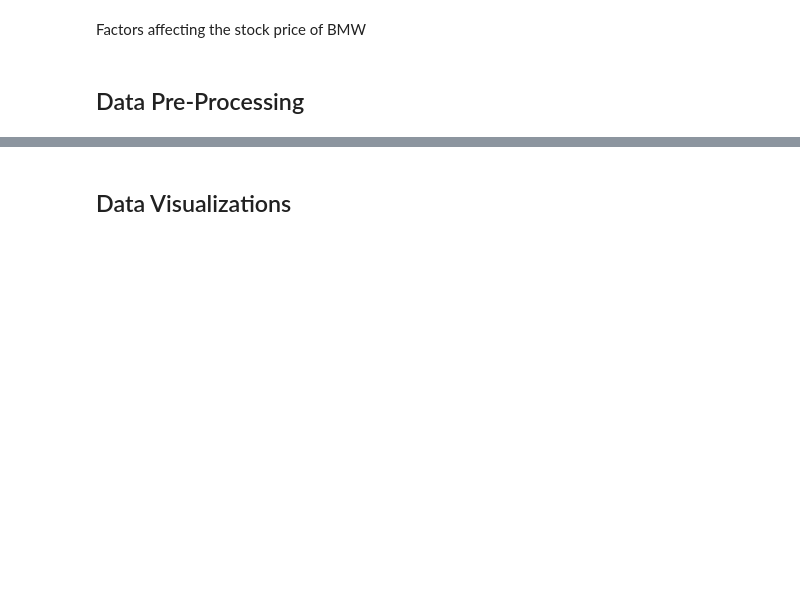
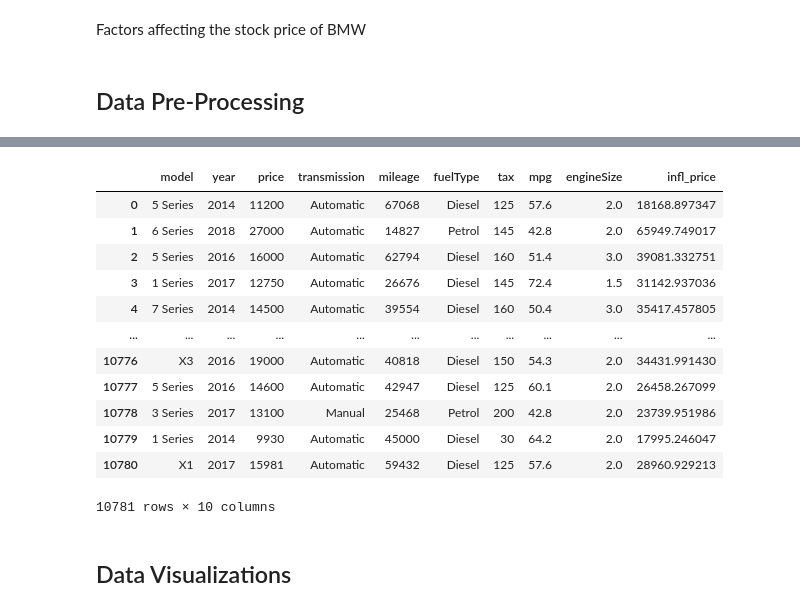
Before and after one commit to Kev-in123/DATA-200-Midterm, a Jupyter notebook: Midterm.ipynb, the cells around one changed output, grey strips where cells are left out. Saved outputs shown, nothing was run; the diff lists cells and outputs as text; code cells hidden in the pictures; blank space fills up the shorter version.

```diff
--- a/Midterm.ipynb
+++ b/Midterm.ipynb
@@ -70 +93,18 @@ data_bmw["infl_adj_close"] = inflation_adjustment(inflation_cleaned, data_bmw["y
+# %%
+data_cars["infl_price"] = inflation_adjustment(usa_infl, data_cars["year"], data_cars["price"], 23)
+data_cars
+# %% [output]
+|  | model | year | price | transmission | mileage | fuelType | tax | mpg | engineSize | infl_price |
+| 0 | 5 Series | 2014 | 11200 | Automatic | 67068 | Diesel | 125 | 57.6 | 2.0 | 18168.897347 |
+| 1 | 6 Series | 2018 | 27000 | Automatic | 14827 | Petrol | 145 | 42.8 | 2.0 | 65949.749017 |
+| 2 | 5 Series | 2016 | 16000 | Automatic | 62794 | Diesel | 160 | 51.4 | 3.0 | 39081.332751 |
+| 3 | 1 Series | 2017 | 12750 | Automatic | 26676 | Diesel | 145 | 72.4 | 1.5 | 31142.937036 |
+| 4 | 7 Series | 2014 | 14500 | Automatic | 39554 | Diesel | 160 | 50.4 | 3.0 | 35417.457805 |
+| ... | ... | ... | ... | ... | ... | ... | ... | ... | ... | ... |
+| 10776 | X3 | 2016 | 19000 | Automatic | 40818 | Diesel | 150 | 54.3 | 2.0 | 34431.991430 |
+| 10777 | 5 Series | 2016 | 14600 | Automatic | 42947 | Diesel | 125 | 60.1 | 2.0 | 26458.267099 |
+| 10778 | 3 Series | 2017 | 13100 | Manual | 25468 | Petrol | 200 | 42.8 | 2.0 | 23739.951986 |
+| 10779 | 1 Series | 2014 | 9930 | Automatic | 45000 | Diesel | 30 | 64.2 | 2.0 | 17995.246047 |
+| 10780 | X1 | 2017 | 15981 | Automatic | 59432 | Diesel | 125 | 57.6 | 2.0 | 28960.929213 |
+10781 rows × 10 columns
 # %%
```
Also changed, not shown: parts of 5 cells of this notebook.
